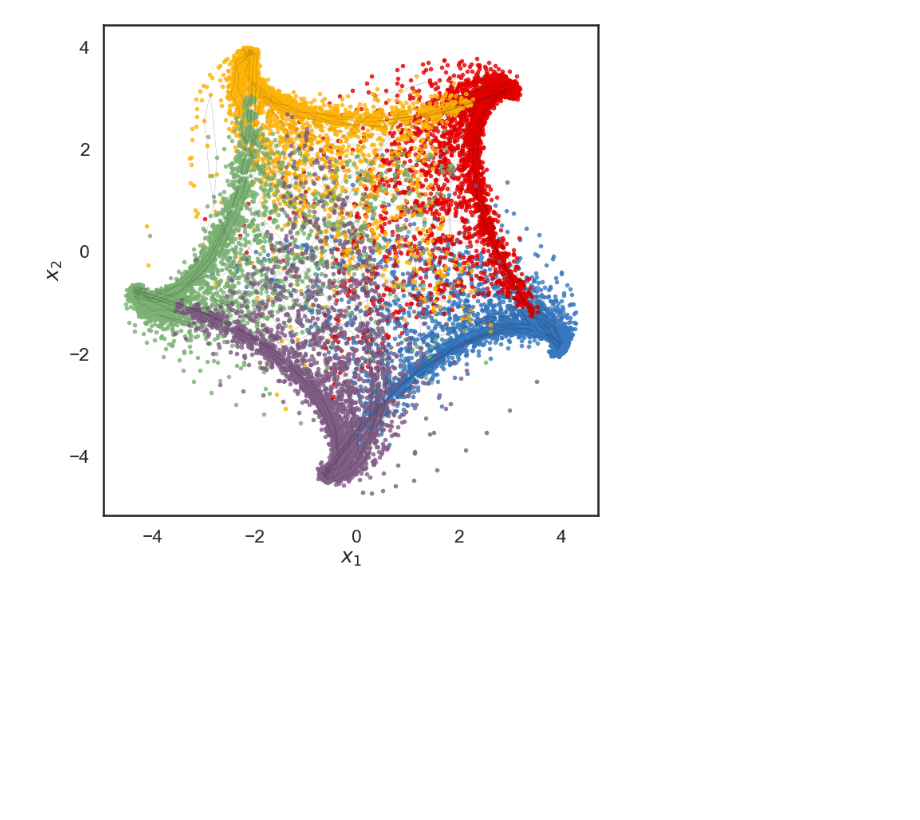
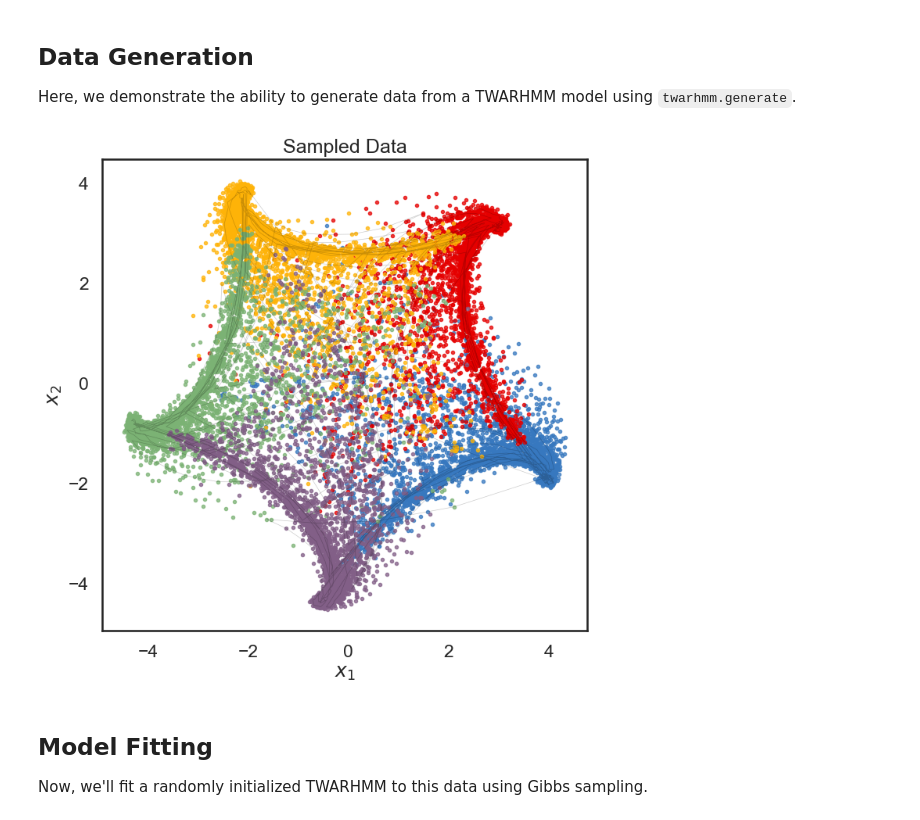
Before and after one commit to dattalab/jax-moseq, a Jupyter notebook: examples/twarhmm_example.ipynb, the cells around one changed output. Cells and saved outputs as stored; diff of their text form; code cells hidden in the pictures; blank space fills up the shorter version.

```diff
--- a/examples/twarhmm_example.ipynb
+++ b/examples/twarhmm_example.ipynb
@@ -61 +109,5 @@ def print_dict(d, depth=0, ind='  '):
+# %% [markdown]
+## Data Generation
+
+Here, we demonstrate the ability to generate data from a TWARHMM model using `twarhmm.generate`.
 # %%
@@ -98,14 +150,19 @@ data = {'x': jax.device_put(xs),
 # %%
 # Plot the sampled data
 fig = plt.figure(figsize=(8, 8))
 for k in range(true_num_states):
     plt.plot(*xs[0][true_zs[0]==k].T, 'o', color=colors[k],
          alpha=0.75, markersize=3)
 
 plt.plot(*xs[0,:1000].T, '-k', lw=0.5, alpha=0.2)
 plt.xlabel("$x_1$")
 plt.ylabel("$x_2$")
+plt.title("Sampled Data")
 plt.gca().set_aspect(1.0)
 # %% [output]
-[figure, old version]
+[figure, new version]
+# %% [markdown]
+## Model Fitting
+
+Now, we'll fit a randomly initialized TWARHMM to this data using Gibbs sampling.
 # %%
```
Also changed, not shown: parts of 18 cells of this notebook, 4 other files.
